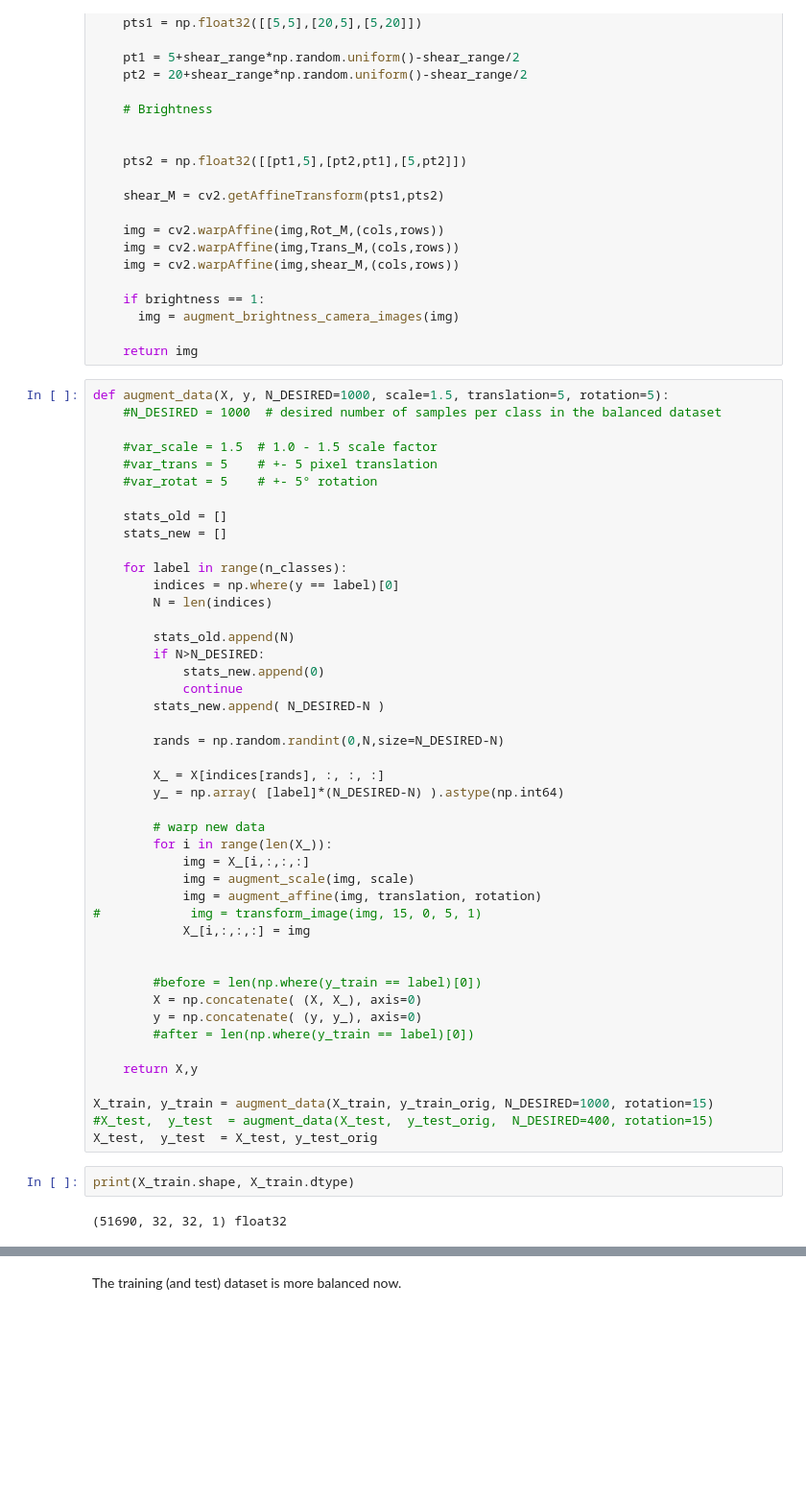
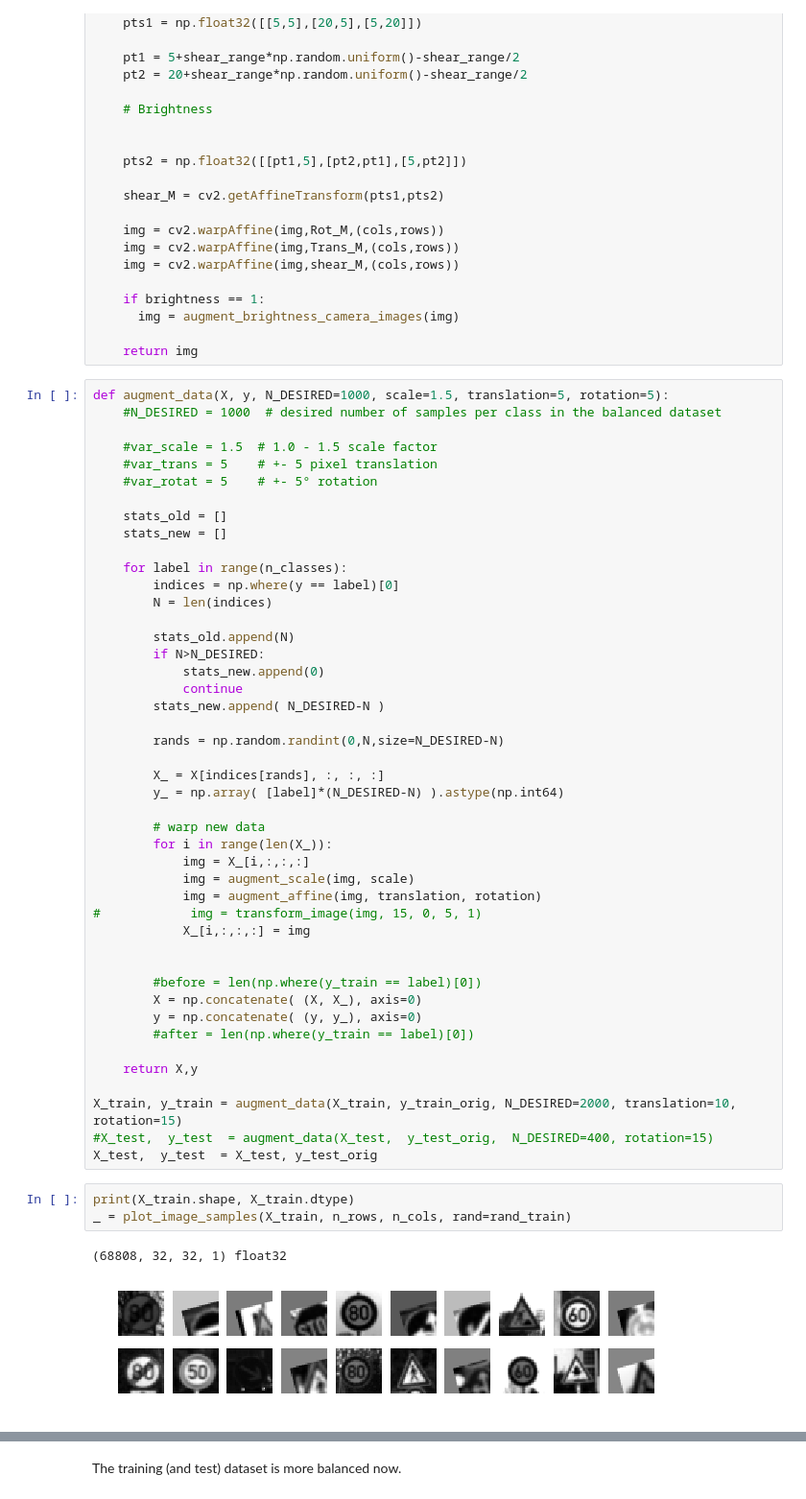
Before and after one commit to cvnerds/CarND-Traffic-Sign-Classifier-Project, a Jupyter notebook: Traffic_Sign_Classifier-Solution.ipynb, the cells around one changed output, grey strips where cells are left out. Shown at 96% size. Saved outputs shown, nothing was run; the diff lists cells and outputs as text; blank space fills up the shorter version.

```diff
--- a/Traffic_Sign_Classifier-Solution.ipynb
+++ b/Traffic_Sign_Classifier-Solution.ipynb
@@ -415,13 +414,15 @@ def augment_data(X, y, N_DESIRED=1000, scale=1.5, translation=5, rotation=5):
 
     return X,y
 
-X_train, y_train = augment_data(X_train, y_train_orig, N_DESIRED=1000, rotation=15)
+X_train, y_train = augment_data(X_train, y_train_orig, N_DESIRED=2000, translation=10, rotation=15)
 #X_test,  y_test  = augment_data(X_test,  y_test_orig,  N_DESIRED=400, rotation=15)
 X_test,  y_test  = X_test, y_test_orig
 # %%
 print(X_train.shape, X_train.dtype)
+_ = plot_image_samples(X_train, n_rows, n_cols, rand=rand_train)
 # %% [output]
-(51690, 32, 32, 1) float32
+(68808, 32, 32, 1) float32
+[figure, added]
 # %%
 plotBinCounts(y_train, y_test, y_valid)
 # %% [output]
```
Also changed, not shown: parts of 22 cells of this notebook, 1 other file.
